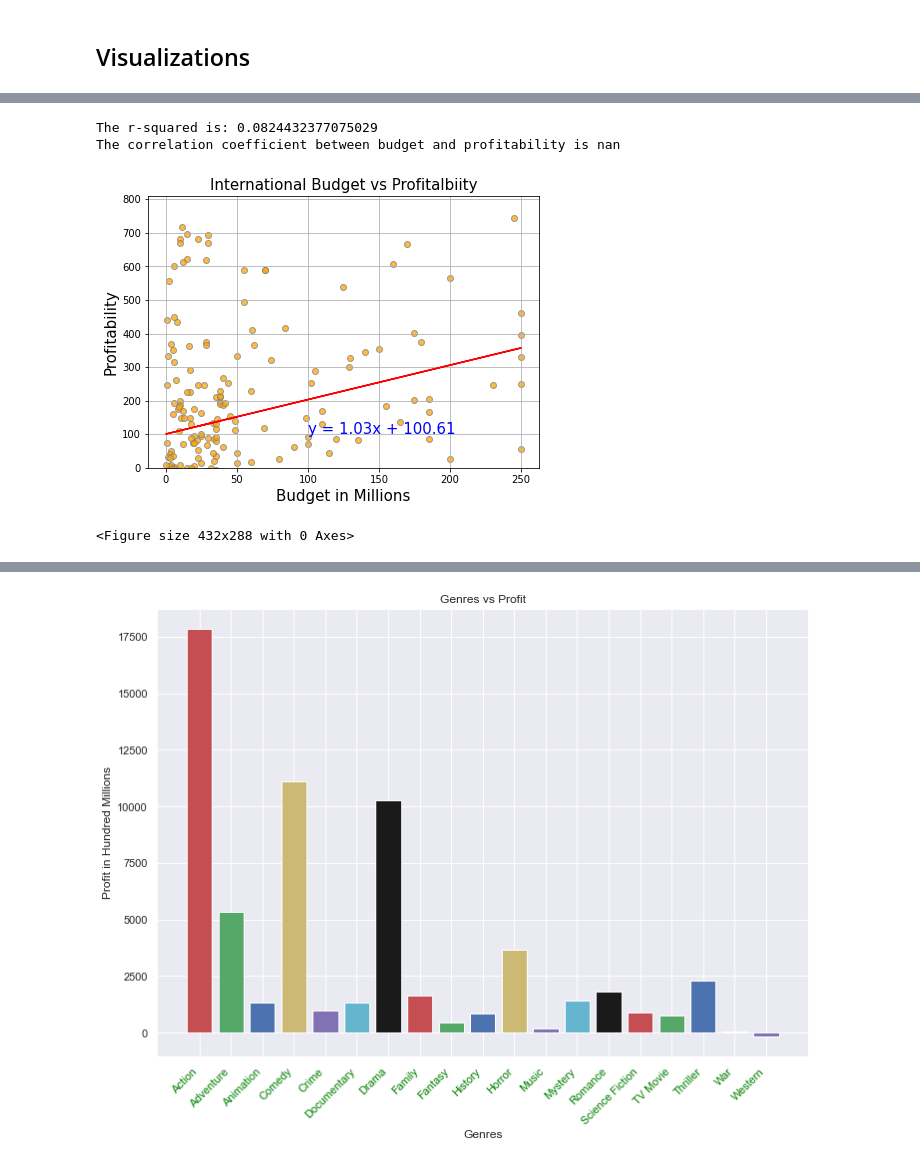
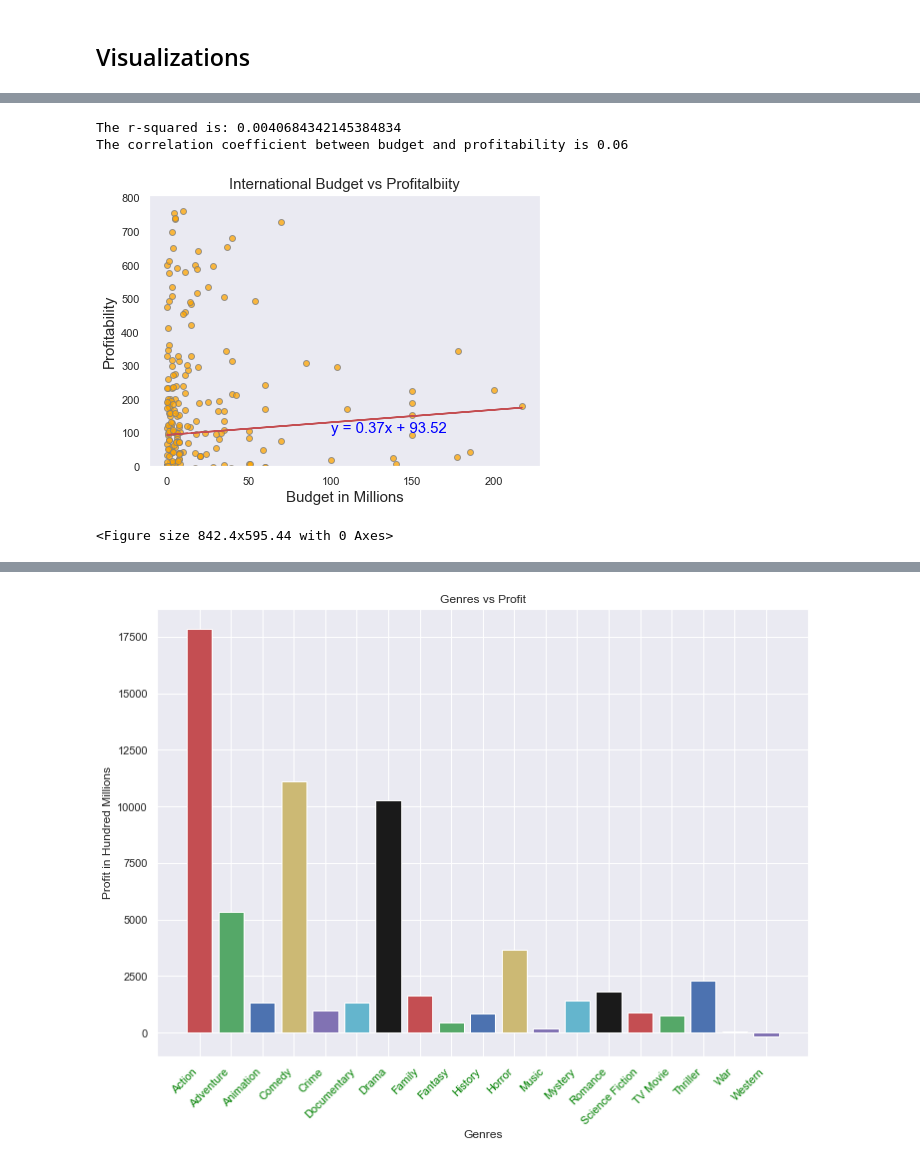
Before and after one commit to cassfolk/UCI-Project-1-Group-3, a Jupyter notebook: Data - database, pulling, and cleaning/Visualizations/Visualizations.ipynb, the cells around one changed output, grey strips where cells are left out. Drawn from its saved outputs; the diff is of its cells as text; code cells hidden in the pictures.

Commit message:
updated visualization, analysis, updated visualizations

```diff
--- a/Data - database, pulling, and cleaning/Visualizations/Visualizations.ipynb
+++ b/Data - database, pulling, and cleaning/Visualizations/Visualizations.ipynb
@@ -134,8 +134,8 @@ no_outliers.to_csv("../Resources/no_outliers.csv")
 ## Visualizations
 # %%
 # Set variables without outlier
-budget = no_outliers["budget"]/1000000
-profit = no_outliers["Profit%"]
+budget = round(no_outliers["budget"]/1000000,2)
+profit = round(no_outliers["Profit%"],2)
 
 # Set x and y values _df to extraxt from
 x_values =  budget
@@ -159,6 +159,7 @@ plt.ylim(0, max(profit)+50)
 
 # Retrieve r-squared value squared
 print(f"The r-squared is: {rvalue**2}")
+print(f"The correlation coefficient between budget and profitability is {round(st.pearsonr(x_values,y_values)[0],2)}")
 
 # Display
 plt.grid()
@@ -356,8 +364,8 @@ The correlation coefficient between budget and profitability is nan
 international_df = no_outliers.loc[(no_outliers['origin_country'] !="US")]
 
 # set variables
-international_budget = us_df['budget']/1000000
-international_profit = us_df['Profit%']
+international_budget = international_df['budget']/1000000
+international_profit = international_df['Profit%']
 
 # Set x and y values
 x_values = international_budget
@@ -365,35 +373,35 @@ y_values = international_profit
 
 # Create scatter plot and linear regression line
 plt.figure(figsize=(7, 5))
 (slope, intercept, rvalue, pvalue, stderr) = linregress(x_values, y_values)
 regress_axis = x_values * slope + intercept
 line_eq = "y = " + str(round(slope,2)) + "x + " + str(round(intercept,2))
 plt.scatter(x_values, y_values, marker="o", facecolors="orange", edgecolors="gray", alpha=0.75)
 plt.plot(x_values,regress_axis,"r-")
 plt.annotate(line_eq,(100,100),fontsize=15,color="blue")
 
 # Assign labels
 plt.xlabel("Budget in Millions", fontsize=15)
 plt.ylabel("Profitability", fontsize=15)
 plt.title("International Budget vs Profitalbiity", fontsize=15)
 
 plt.ylim(0, max(profit)+50)
 
 # Print
 print(f"The r-squared is: {rvalue**2}")
-print(f"The correlation coefficient between budget and profitability is {round(st.pearsonr(x_values,y_values)[0],2)}")
+print(f"The correlation coefficient between budget and profitability is {round(st.pearsonr(international_budget,international_profit)[0],2)}")
 
 # Add grid
 plt.grid()
 
 # Save image
 plt.savefig("only_international")
 
 # Display
 plt.show()
 plt.tight_layout()
 # %% [output]
-The r-squared is: 0.0824432377075029
-The correlation coefficient between budget and profitability is nan
+The r-squared is: 0.0040684342145384834
+The correlation coefficient between budget and profitability is 0.06
-[figure, old version]
+[figure, new version]
-<Figure size 432x288 with 0 Axes>
+<Figure size 842.4x595.44 with 0 Axes>
```
Also changed, not shown: parts of 11 cells of this notebook, 9 other files.
